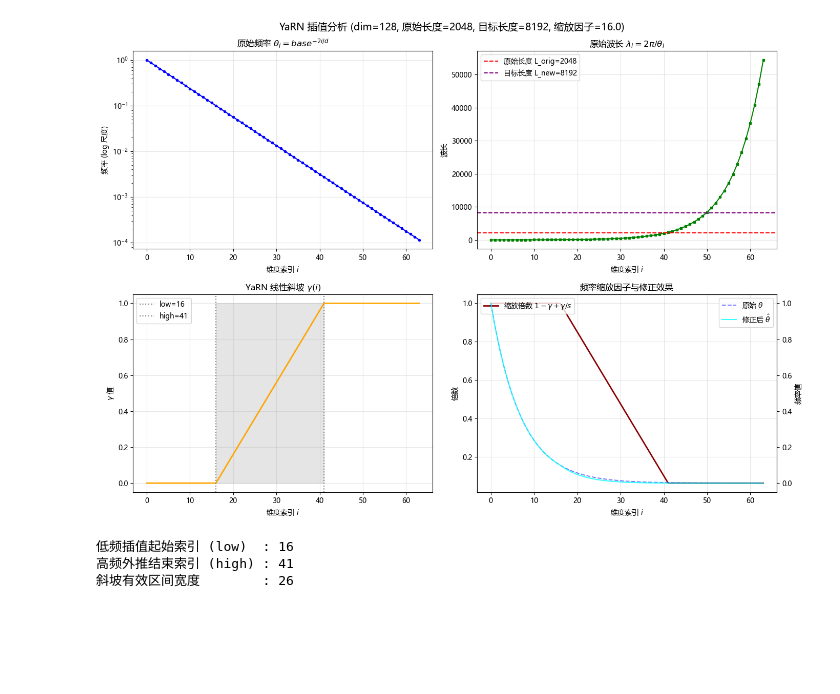
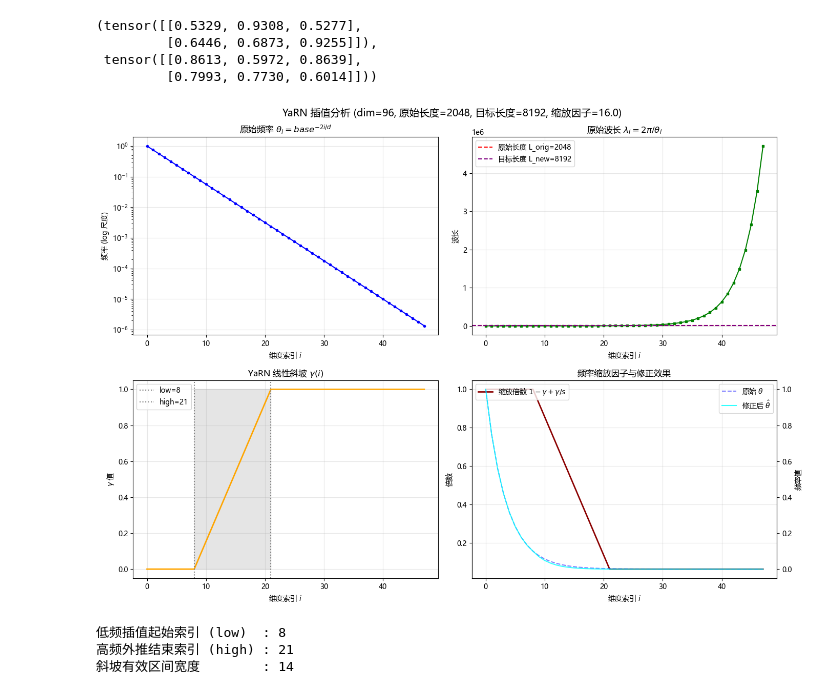
Before and after one commit to junhuigugu9-alt/minimind_learn, a Jupyter notebook: Learning/Yarn.ipynb, the cells around one changed output. Cells and saved outputs as stored; diff of their text form; code cells hidden in the pictures; blank space fills up the shorter version.

```diff
--- a/Learning/Yarn.ipynb
+++ b/Learning/Yarn.ipynb
@@ -29,0 +93,13 @@ $$\max_{m,n}\{(m-n)\}\theta^{\text{low}}_i=L_{\text{origin}}\theta^{\text{low}}_
+# %%
+'''
+沿用模型中的参数，展示中间参数的实验结果。
+'''
+dim = 96
+beta_fast = 32.0
+beta_slow = 1.0
+orig_max = 2048
+rope_base = 1e6
+inv_dim = lambda b: (dim * math.log(orig_max / (b * 2 * math.pi))) / (2 * math.log(rope_base))
+low, high = max(math.floor(inv_dim(beta_fast)), 0), min(math.ceil(inv_dim(beta_slow)), dim // 2 - 1)
+ramp = torch.clamp((torch.arange(dim // 2).float() - low) / max(high - low, 0.001), 0, 1)
+ramp
@@ -30,7 +231,18 @@ $$\max_{m,n}\{(m-n)\}\theta^{\text{low}}_i=L_{\text{origin}}\theta^{\text{low}}_
+# %%
+a = torch.randn(2,3)
+a = torch.cos(a)
+b = torch.randn(2,3)
+b = torch.cos(a)
+a, b
+# %% [output]
+(tensor([[0.5329, 0.9308, 0.5277],
+         [0.6446, 0.6873, 0.9255]]),
+ tensor([[0.8613, 0.5972, 0.8639],
+         [0.7993, 0.7730, 0.6014]]))
 # %%
 # ---------- 参数配置 ----------
-dim = 128          # head_dim，必须为偶数
-rope_base = 10000.0
+dim = 96          # head_dim，必须为偶数
+rope_base = 1e6
 orig_max = 2048    # 原始预训练长度
 end = 8192         # 目标扩展长度（大于 orig_max 才会触发插值）
 factor = 16.0      # 缩放因子 s
@@ -92,34 +304,34 @@ axs[1, 0].axvline(x=high, color='gray', linestyle=':', label=f'high={high}')
 axs[1, 0].fill_between(i_indices.numpy(), 0, 1, where=(i_indices >= low) & (i_indices <= high), alpha=0.2, color='gray')
 axs[1, 0].set_title('YaRN 线性斜坡 $\\gamma(i)$')
 axs[1, 0].set_xlabel('维度索引 $i$')
 axs[1, 0].set_ylabel('$\\gamma$ 值')
 axs[1, 0].legend()
 axs[1, 0].grid(True, alpha=0.3)
 
 # 子图 4: 缩放倍数以及修正后的频率对比
 axs[1, 1].plot(i_indices.numpy(), scale_factor.numpy(), color='darkred', linewidth=2, label='缩放倍数 $1-\\gamma+\\gamma/s$')
 axs[1, 1].set_title('频率缩放因子与修正效果')
 axs[1, 1].set_xlabel('维度索引 $i$')
 axs[1, 1].set_ylabel('倍数')
 axs[1, 1].legend(loc='upper left')
 axs[1, 1].grid(True, alpha=0.3)
 
 # 在子图4上叠加修正前后的频率对比（双纵轴）
 ax2 = axs[1, 1].twinx()
 ax2.plot(i_indices.numpy(), theta_i.numpy(), color='blue', alpha=0.5, linestyle='--', label='原始 $\\theta$')
 ax2.plot(i_indices.numpy(), theta_scaled.numpy(), color='cyan', alpha=0.8, linestyle='-', label='修正后 $\\hat{\\theta}$')
 ax2.set_ylabel('频率值', color='black')
 ax2.legend(loc='upper right')
 
 plt.tight_layout()
 plt.show()
 
 # 打印关键临界索引
 print(f"低频插值起始索引 (low)  : {low}")
 print(f"高频外推结束索引 (high) : {high}")
 print(f"斜坡有效区间宽度        : {high - low + 1}")
 # %% [output]
-[figure, old version]
+[figure, new version]
-低频插值起始索引 (low)  : 16
-高频外推结束索引 (high) : 41
-斜坡有效区间宽度        : 26
+低频插值起始索引 (low)  : 8
+高频外推结束索引 (high) : 21
+斜坡有效区间宽度        : 14
```
Also changed, not shown: parts of 8 cells of this notebook.
